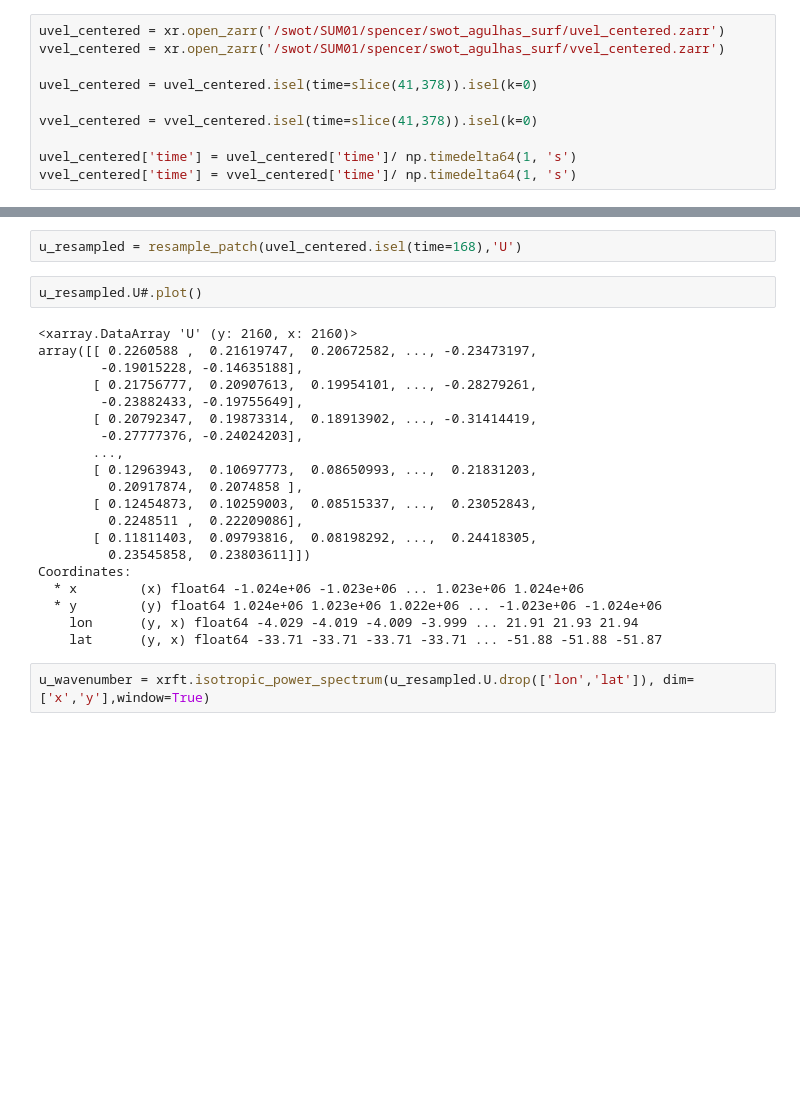
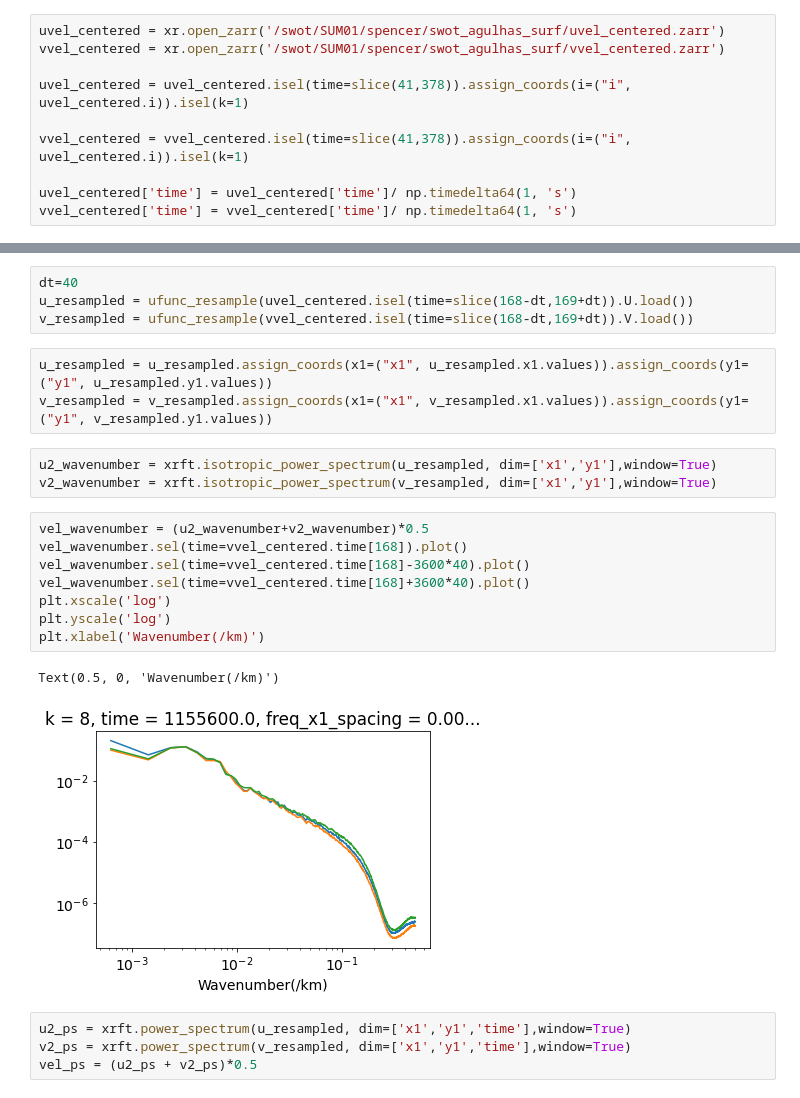
Before and after one commit to cspencerjones/separating-balanced, a Jupyter notebook: python/wavenumber_space.ipynb, the cells around one changed output, grey strips where cells are left out. Drawn from its saved outputs; the diff is of its cells as text; blank space fills up the shorter version.

```diff
--- a/python/wavenumber_space.ipynb
+++ b/python/wavenumber_space.ipynb
@@ -12,9 +15,9 @@ plt.rcParams.update({'font.size': 14})
 uvel_centered = xr.open_zarr('/swot/SUM01/spencer/swot_agulhas_surf/uvel_centered.zarr')
 vvel_centered = xr.open_zarr('/swot/SUM01/spencer/swot_agulhas_surf/vvel_centered.zarr')
 
-uvel_centered = uvel_centered.isel(time=slice(41,378)).isel(k=0)
+uvel_centered = uvel_centered.isel(time=slice(41,378)).assign_coords(i=("i", uvel_centered.i)).isel(k=1)
 
-vvel_centered = vvel_centered.isel(time=slice(41,378)).isel(k=0)
+vvel_centered = vvel_centered.isel(time=slice(41,378)).assign_coords(i=("i", uvel_centered.i)).isel(k=1)
 
 uvel_centered['time'] = uvel_centered['time']/ np.timedelta64(1, 's')
 vvel_centered['time'] = vvel_centered['time']/ np.timedelta64(1, 's')
@@ -74,26 +96,25 @@ def resample_patch(ds_patch,variable_name):
-# %%
-u_resampled = resample_patch(uvel_centered.isel(time=168),'U')
-# %%
-u_resampled.U#.plot()
-# %% [output]
-<xarray.DataArray 'U' (y: 2160, x: 2160)>
-array([[ 0.2260588 ,  0.21619747,  0.20672582, ..., -0.23473197,
-        -0.19015228, -0.14635188],
-       [ 0.21756777,  0.20907613,  0.19954101, ..., -0.28279261,
-        -0.23882433, -0.19755649],
-       [ 0.20792347,  0.19873314,  0.18913902, ..., -0.31414419,
-        -0.27777376, -0.24024203],
-       ...,
-       [ 0.12963943,  0.10697773,  0.08650993, ...,  0.21831203,
-         0.20917874,  0.2074858 ],
-       [ 0.12454873,  0.10259003,  0.08515337, ...,  0.23052843,
-         0.2248511 ,  0.22209086],
-       [ 0.11811403,  0.09793816,  0.08198292, ...,  0.24418305,
-         0.23545858,  0.23803611]])
-Coordinates:
-  * x        (x) float64 -1.024e+06 -1.023e+06 ... 1.023e+06 1.024e+06
-  * y        (y) float64 1.024e+06 1.023e+06 1.022e+06 ... -1.023e+06 -1.024e+06
-    lon      (y, x) float64 -4.029 -4.019 -4.009 -3.999 ... 21.91 21.93 21.94
-    lat      (y, x) float64 -33.71 -33.71 -33.71 -33.71 ... -51.88 -51.88 -51.87
-# %%
-u_wavenumber = xrft.isotropic_power_spectrum(u_resampled.U.drop(['lon','lat']), dim=['x','y'],window=True)
+# %%
+dt=40
+u_resampled = ufunc_resample(uvel_centered.isel(time=slice(168-dt,169+dt)).U.load())
+v_resampled = ufunc_resample(vvel_centered.isel(time=slice(168-dt,169+dt)).V.load())
+# %%
+u_resampled = u_resampled.assign_coords(x1=("x1", u_resampled.x1.values)).assign_coords(y1=("y1", u_resampled.y1.values))
+v_resampled = v_resampled.assign_coords(x1=("x1", v_resampled.x1.values)).assign_coords(y1=("y1", v_resampled.y1.values))
+# %%
+u2_wavenumber = xrft.isotropic_power_spectrum(u_resampled, dim=['x1','y1'],window=True)
+v2_wavenumber = xrft.isotropic_power_spectrum(v_resampled, dim=['x1','y1'],window=True)
+# %%
+vel_wavenumber = (u2_wavenumber+v2_wavenumber)*0.5
+vel_wavenumber.sel(time=vvel_centered.time[168]).plot()
+vel_wavenumber.sel(time=vvel_centered.time[168]-3600*40).plot()
+vel_wavenumber.sel(time=vvel_centered.time[168]+3600*40).plot()
+plt.xscale('log')
+plt.yscale('log')
+plt.xlabel('Wavenumber(/km)')
+# %% [output]
+Text(0.5, 0, 'Wavenumber(/km)')
+[figure, added]
+# %%
+u2_ps = xrft.power_spectrum(u_resampled, dim=['x1','y1','time'],window=True)
+v2_ps = xrft.power_spectrum(v_resampled, dim=['x1','y1','time'],window=True)
+vel_ps = (u2_ps + v2_ps)*0.5
```
Also changed, not shown: parts of 9 cells of this notebook.
